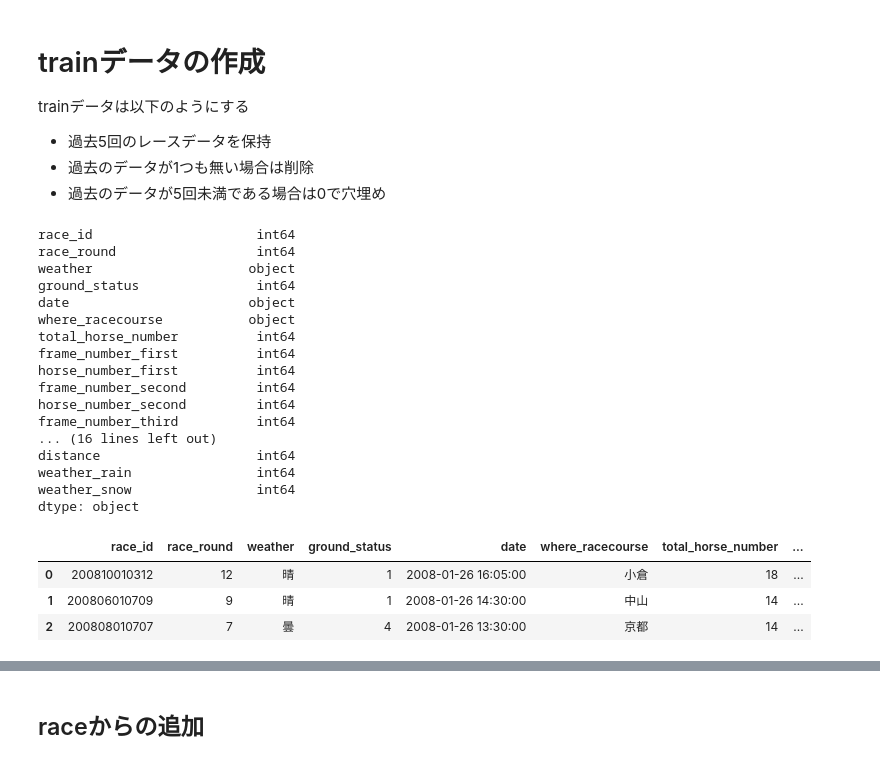
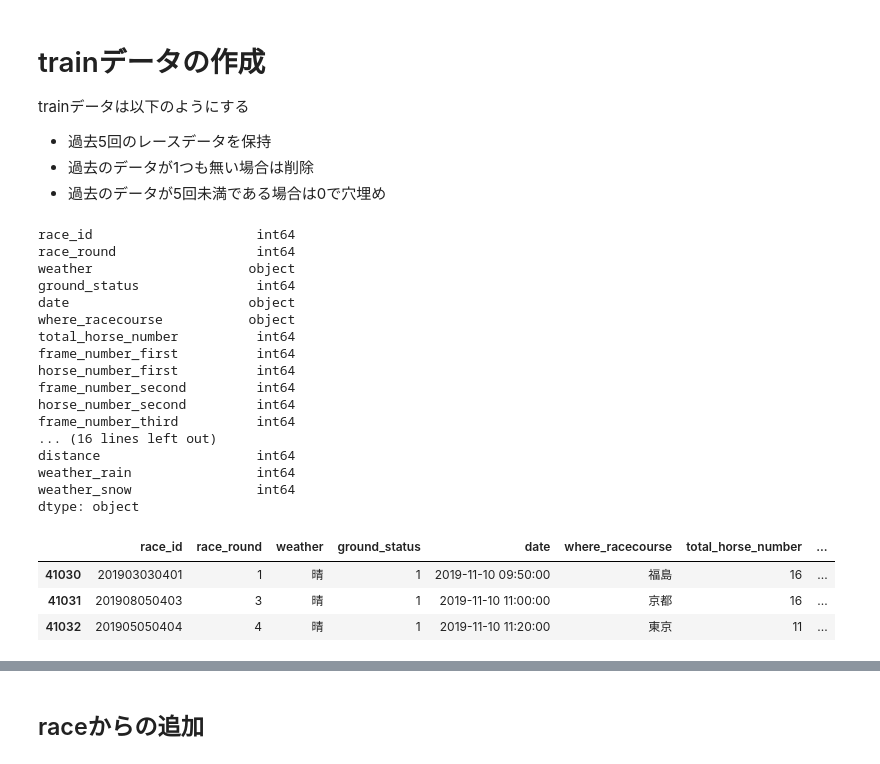
Before and after one commit to unonao/race-predict, a Jupyter notebook: make_train_data.ipynb, the cells around one changed output, grey strips where cells are left out. Cells and saved outputs as stored; diff of their text form; code cells hidden in the pictures.

```diff
--- a/make_train_data.ipynb
+++ b/make_train_data.ipynb
@@ -17,29 +17,29 @@ horse_df = pd.read_csv("./csv/cleaned_horse_data.csv", sep=",")
 # %%
 # race
 print(race_df.dtypes)
-race_df.head(3)
+race_df.tail(3)
 # %% [output]
 race_id                     int64
 race_round                  int64
 weather                    object
 ground_status               int64
 date                       object
 where_racecourse           object
 total_horse_number          int64
 frame_number_first          int64
 horse_number_first          int64
 frame_number_second         int64
 horse_number_second         int64
 frame_number_third          int64
 ... (16 lines left out)
 distance                    int64
 weather_rain                int64
 weather_snow                int64
 dtype: object
 |  | race_id | race_round | weather | ground_status | date | where_racecourse | total_horse_number | ... |
-| 0 | 200810010312 | 12 | 晴 | 1 | 2008-01-26 16:05:00 | 小倉 | 18 | ... |
-| 1 | 200806010709 | 9 | 晴 | 1 | 2008-01-26 14:30:00 | 中山 | 14 | ... |
-| 2 | 200808010707 | 7 | 曇 | 4 | 2008-01-26 13:30:00 | 京都 | 14 | ... |
+| 41030 | 201903030401 | 1 | 晴 | 1 | 2019-11-10 09:50:00 | 福島 | 16 | ... |
+| 41031 | 201908050403 | 3 | 晴 | 1 | 2019-11-10 11:00:00 | 京都 | 16 | ... |
+| 41032 | 201905050404 | 4 | 晴 | 1 | 2019-11-10 11:20:00 | 東京 | 11 | ... |
 # %%
 # horse
 horse_df['date'] = pd.to_datetime(horse_df['date'])
```
Also changed, not shown: parts of 15 cells of this notebook, 1 other file.
